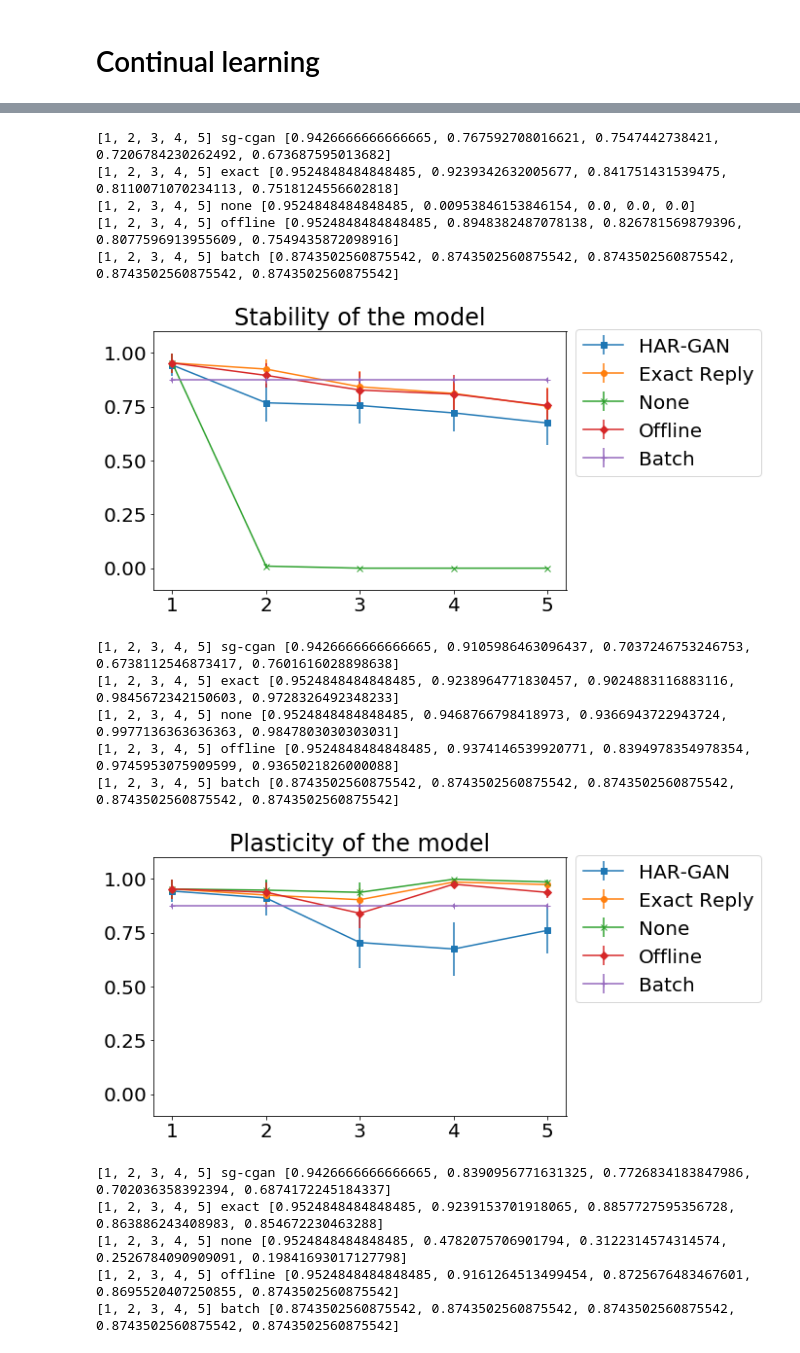
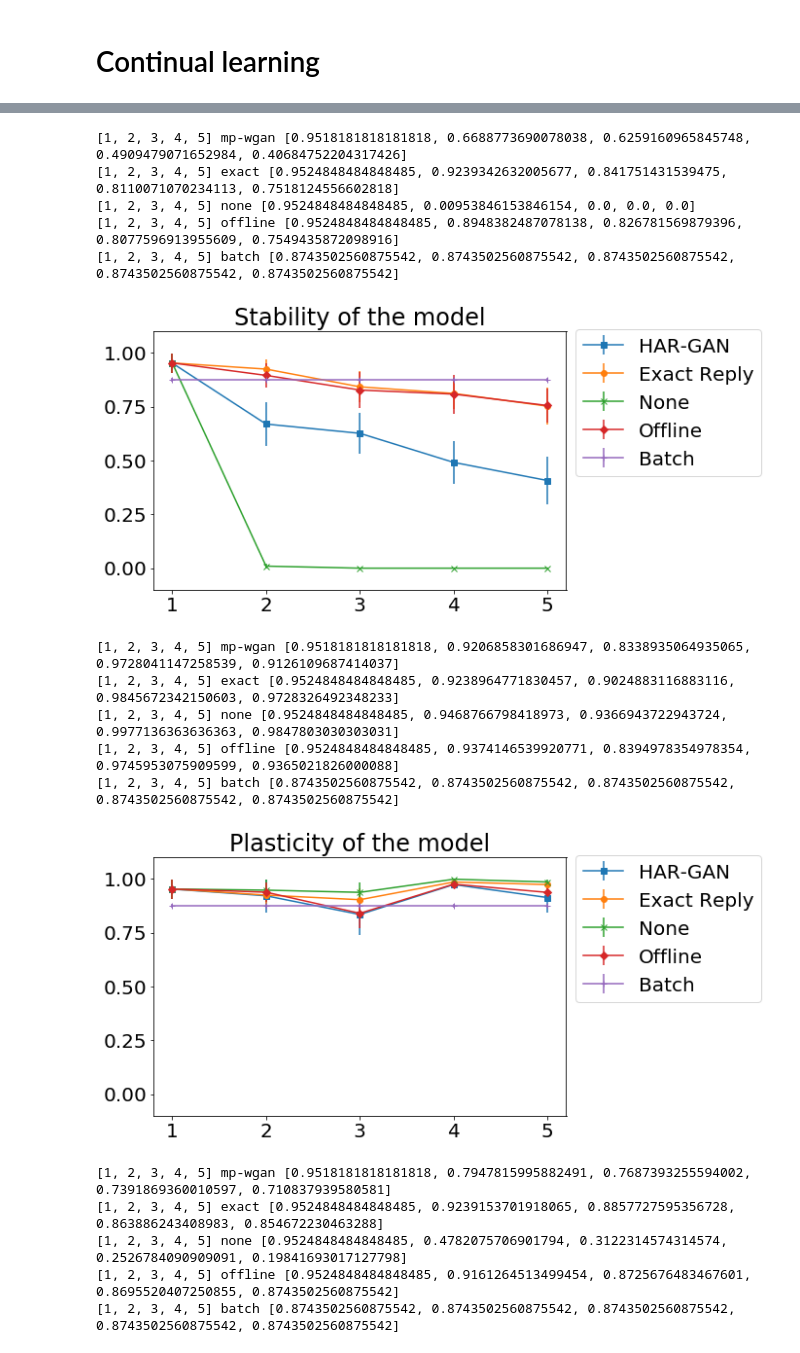
Before and after one commit to chameleonTK/continual-learning-for-HAR, a Jupyter notebook: Reports/Figures/Continual Plot.ipynb, the cells around one changed output, grey strips where cells are left out. Cells and saved outputs as stored; diff of their text form; code cells hidden in the pictures.

Commit message:
new plots for mGAN 5000

```diff
--- a/Reports/Figures/Continual Plot.ipynb
+++ b/Reports/Figures/Continual Plot.ipynb
@@ -251,0 +234,30 @@ DSADS DONE
+# %%
+_all_values = {}
+for d in ["HouseA", "DSADS"]:
+    dataset = d
+    folder = "../../Results/"+dataset+"/exp_mgan_5000/"
+
+    raw = pd.read_csv(folder+"results.txt")
+    raw.columns = [c.strip() for c in raw.columns]
+
+    cmd = raw["cmd"].unique()
+    task_order = raw["task_order"].unique()
+    method = raw["method"].unique()
+
+    stability = []
+    plasticity = []
+    overallAcc = []
+    print(d, "Working")
+    for c in cmd:
+        print("CMD", c)
+        target = raw[raw["cmd"]==c]
+        m = calStability(target, task_order, method, raw_acc=True)
+        stability.append(m)
+
+        m = calPlasticity(target, task_order, method, raw_acc=True)
+        plasticity.append(m)
+
+        m = calOverallAccEach(target, task_order, method, raw_acc=True)
+        overallAcc.append(m)
+    print(d, "DONE")
+    _all_values[d] = (stability, plasticity, overallAcc)
@@ -308,10 +327,18 @@ def plotline(values, label, x=[], models=None, legends=None):
 
     plt.show()
 # %%
+import copy
 
 # select the best model (best GAN and best hidden units) => "sg-cgan" with highest number of neuron
-def selectModel(db, model, cmd):
-    (stability, plasticity, overallAcc) = all_values[db]
+def selectModel(db, model, cmd, mgan5000=False):
+    (stability, plasticity, overallAcc) = copy.deepcopy(all_values[db])
+
+    if mgan5000:
+        (_stability, _plasticity, _overallAcc) = _all_values[db]
+        stability[cmd][model] = _stability[0][model]
+        plasticity[cmd][model] = _plasticity[0][model]
+        overallAcc[cmd][model] = _overallAcc[0][model]
+
 
     models = [model, "exact", "none", "offline", "batch"]
     legends = ["HAR-GAN", "Exact Reply", "None", "Offline", "Batch"]
@@ -358,19 +419,19 @@ selectModel("HouseA", "sg-cgan", 3)
 # %%
-selectModel("CASAS", "sg-cgan", 3)
+selectModel("CASAS", "mp-wgan", 3)
 # %% [output]
-[1, 2, 3, 4, 5] sg-cgan [0.9426666666666665, 0.767592708016621, 0.7547442738421, 0.7206784230262492, 0.673687595013682]
+[1, 2, 3, 4, 5] mp-wgan [0.9518181818181818, 0.6688773690078038, 0.6259160965845748, 0.4909479071652984, 0.40684752204317426]
 [1, 2, 3, 4, 5] exact [0.9524848484848485, 0.9239342632005677, 0.841751431539475, 0.8110071070234113, 0.7518124556602818]
 [1, 2, 3, 4, 5] none [0.9524848484848485, 0.00953846153846154, 0.0, 0.0, 0.0]
 [1, 2, 3, 4, 5] offline [0.9524848484848485, 0.8948382487078138, 0.826781569879396, 0.8077596913955609, 0.7549435872098916]
 [1, 2, 3, 4, 5] batch [0.8743502560875542, 0.8743502560875542, 0.8743502560875542, 0.8743502560875542, 0.8743502560875542]
-[figure, old version]
+[figure, new version]
-[1, 2, 3, 4, 5] sg-cgan [0.9426666666666665, 0.9105986463096437, 0.7037246753246753, 0.6738112546873417, 0.7601616028898638]
+[1, 2, 3, 4, 5] mp-wgan [0.9518181818181818, 0.9206858301686947, 0.8338935064935065, 0.9728041147258539, 0.9126109687414037]
 [1, 2, 3, 4, 5] exact [0.9524848484848485, 0.9238964771830457, 0.9024883116883116, 0.9845672342150603, 0.9728326492348233]
 [1, 2, 3, 4, 5] none [0.9524848484848485, 0.9468766798418973, 0.9366943722943724, 0.9977136363636363, 0.9847803030303031]
 [1, 2, 3, 4, 5] offline [0.9524848484848485, 0.9374146539920771, 0.8394978354978354, 0.9745953075909599, 0.9365021826000088]
 [1, 2, 3, 4, 5] batch [0.8743502560875542, 0.8743502560875542, 0.8743502560875542, 0.8743502560875542, 0.8743502560875542]
-[figure, old version]
+[figure, new version]
-[1, 2, 3, 4, 5] sg-cgan [0.9426666666666665, 0.8390956771631325, 0.7726834183847986, 0.702036358392394, 0.6874172245184337]
+[1, 2, 3, 4, 5] mp-wgan [0.9518181818181818, 0.7947815995882491, 0.7687393255594002, 0.7391869360010597, 0.710837939580581]
 [1, 2, 3, 4, 5] exact [0.9524848484848485, 0.9239153701918065, 0.8857727595356728, 0.863886243408983, 0.854672230463288]
 [1, 2, 3, 4, 5] none [0.9524848484848485, 0.4782075706901794, 0.3122314574314574, 0.2526784090909091, 0.19841693017127798]
 [1, 2, 3, 4, 5] offline [0.9524848484848485, 0.9161264513499454, 0.8725676483467601, 0.8695520407250855, 0.8743502560875542]
```
Also changed, not shown: parts of 10 cells of this notebook, 5 other files.
